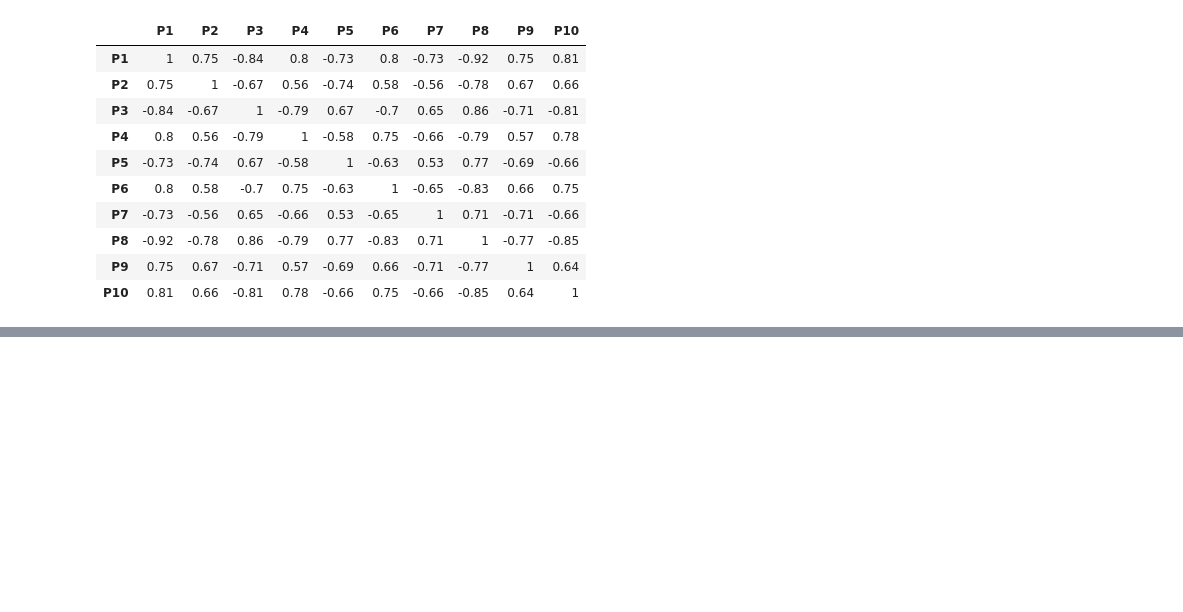
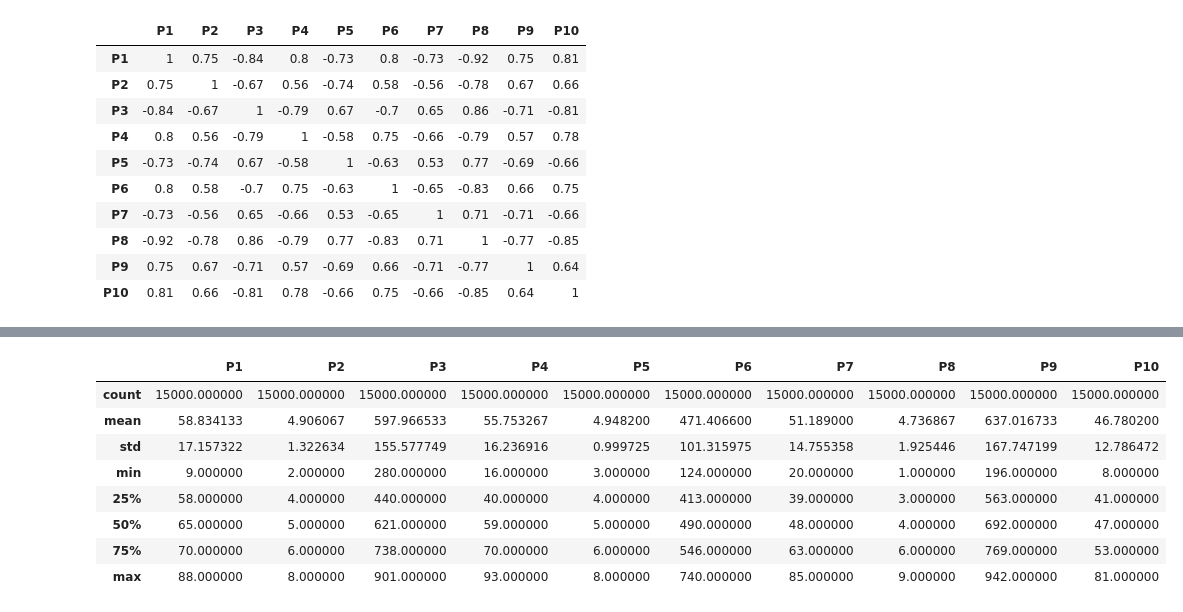
Before and after one commit to ahayasic/T3-DataMining, a Jupyter notebook: T3-T10.ipynb, the cells around one changed output, grey strips where cells are left out. Drawn from its saved outputs; the diff is of its cells as text; code cells hidden in the pictures; blank space fills up the shorter version.

```diff
--- a/T3-T10.ipynb
+++ b/T3-T10.ipynb
@@ -277,2 +254,13 @@ from sklearn.metrics import silhouette_score
 # %%
 X = df.sample(n=15000, random_state=0)
+X.describe()
+# %% [output]
+|  | P1 | P2 | P3 | P4 | P5 | P6 | P7 | P8 | P9 | P10 |
+| count | 15000.000000 | 15000.000000 | 15000.000000 | 15000.000000 | 15000.000000 | 15000.000000 | 15000.000000 | 15000.000000 | 15000.000000 | 15000.000000 |
+| mean | 58.834133 | 4.906067 | 597.966533 | 55.753267 | 4.948200 | 471.406600 | 51.189000 | 4.736867 | 637.016733 | 46.780200 |
+| std | 17.157322 | 1.322634 | 155.577749 | 16.236916 | 0.999725 | 101.315975 | 14.755358 | 1.925446 | 167.747199 | 12.786472 |
+| min | 9.000000 | 2.000000 | 280.000000 | 16.000000 | 3.000000 | 124.000000 | 20.000000 | 1.000000 | 196.000000 | 8.000000 |
+| 25% | 58.000000 | 4.000000 | 440.000000 | 40.000000 | 4.000000 | 413.000000 | 39.000000 | 3.000000 | 563.000000 | 41.000000 |
+| 50% | 65.000000 | 5.000000 | 621.000000 | 59.000000 | 5.000000 | 490.000000 | 48.000000 | 4.000000 | 692.000000 | 47.000000 |
+| 75% | 70.000000 | 6.000000 | 738.000000 | 70.000000 | 6.000000 | 546.000000 | 63.000000 | 6.000000 | 769.000000 | 53.000000 |
+| max | 88.000000 | 8.000000 | 901.000000 | 93.000000 | 8.000000 | 740.000000 | 85.000000 | 9.000000 | 942.000000 | 81.000000 |
```
Also changed, not shown: parts of 44 cells of this notebook, 3 other files.
